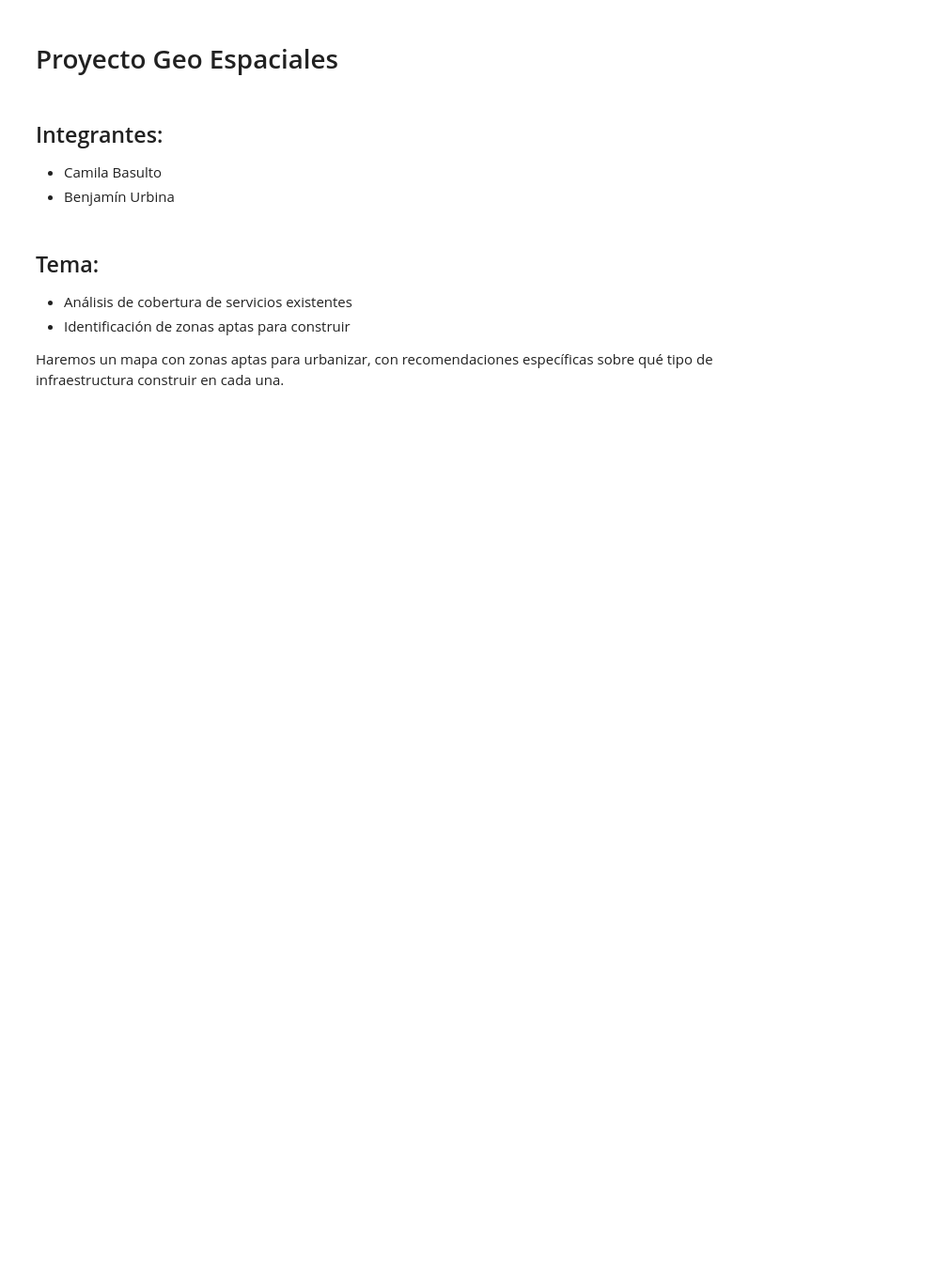
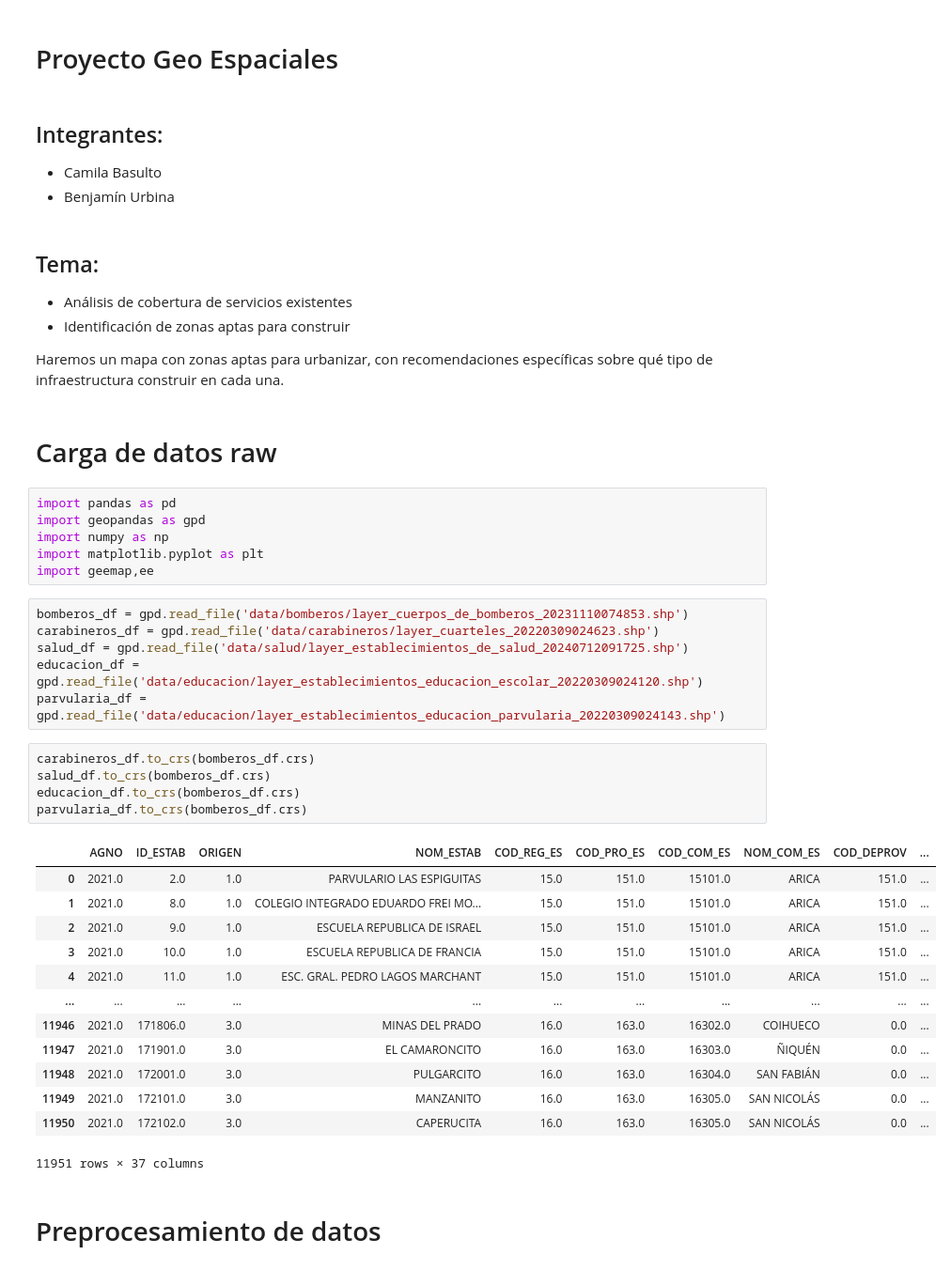
Before and after one commit to Burbina200/Proyecto-IMT2118, a Jupyter notebook: proyecto_geoespaciales.ipynb, the cells around one changed output. Shown: that part at 94% size. Cells and saved outputs as stored; diff of their text form; blank space fills up the shorter version.

Commit message:
preprocesamineto de datos, ciudades seleccionadas y unificacion de df de educacion

```diff
--- a/proyecto_geoespaciales.ipynb
+++ b/proyecto_geoespaciales.ipynb
@@ -12,3 +12,38 @@
 - Identificación de zonas aptas para construir
 
 Haremos un mapa con zonas aptas para urbanizar, con recomendaciones específicas sobre qué tipo de infraestructura construir en cada una.
+# %% [markdown]
+# Carga de datos raw
+# %%
+import pandas as pd
+import geopandas as gpd
+import numpy as np
+import matplotlib.pyplot as plt
+import geemap,ee
+# %%
+bomberos_df = gpd.read_file('data/bomberos/layer_cuerpos_de_bomberos_20231110074853.shp')
+carabineros_df = gpd.read_file('data/carabineros/layer_cuarteles_20220309024623.shp')
+salud_df = gpd.read_file('data/salud/layer_establecimientos_de_salud_20240712091725.shp')
+educacion_df = gpd.read_file('data/educacion/layer_establecimientos_educacion_escolar_20220309024120.shp')
+parvularia_df = gpd.read_file('data/educacion/layer_establecimientos_educacion_parvularia_20220309024143.shp')
+# %%
+carabineros_df.to_crs(bomberos_df.crs)
+salud_df.to_crs(bomberos_df.crs)
+educacion_df.to_crs(bomberos_df.crs)
+parvularia_df.to_crs(bomberos_df.crs)
+# %% [output]
+|  | AGNO | ID_ESTAB | ORIGEN | NOM_ESTAB | COD_REG_ES | COD_PRO_ES | COD_COM_ES | NOM_COM_ES | COD_DEPROV | ... |
+| 0 | 2021.0 | 2.0 | 1.0 | PARVULARIO LAS ESPIGUITAS | 15.0 | 151.0 | 15101.0 | ARICA | 151.0 | ... |
+| 1 | 2021.0 | 8.0 | 1.0 | COLEGIO INTEGRADO EDUARDO FREI MO... | 15.0 | 151.0 | 15101.0 | ARICA | 151.0 | ... |
+| 2 | 2021.0 | 9.0 | 1.0 | ESCUELA REPUBLICA DE ISRAEL | 15.0 | 151.0 | 15101.0 | ARICA | 151.0 | ... |
+| 3 | 2021.0 | 10.0 | 1.0 | ESCUELA REPUBLICA DE FRANCIA | 15.0 | 151.0 | 15101.0 | ARICA | 151.0 | ... |
+| 4 | 2021.0 | 11.0 | 1.0 | ESC. GRAL. PEDRO LAGOS MARCHANT | 15.0 | 151.0 | 15101.0 | ARICA | 151.0 | ... |
+| ... | ... | ... | ... | ... | ... | ... | ... | ... | ... | ... |
+| 11946 | 2021.0 | 171806.0 | 3.0 | MINAS DEL PRADO | 16.0 | 163.0 | 16302.0 | COIHUECO | 0.0 | ... |
+| 11947 | 2021.0 | 171901.0 | 3.0 | EL CAMARONCITO | 16.0 | 163.0 | 16303.0 | ÑIQUÉN | 0.0 | ... |
+| 11948 | 2021.0 | 172001.0 | 3.0 | PULGARCITO | 16.0 | 163.0 | 16304.0 | SAN FABIÁN | 0.0 | ... |
+| 11949 | 2021.0 | 172101.0 | 3.0 | MANZANITO | 16.0 | 163.0 | 16305.0 | SAN NICOLÁS | 0.0 | ... |
+| 11950 | 2021.0 | 172102.0 | 3.0 | CAPERUCITA | 16.0 | 163.0 | 16305.0 | SAN NICOLÁS | 0.0 | ... |
+11951 rows × 37 columns
+# %% [markdown]
+# Preprocesamiento de datos
```
Also changed, not shown: parts of 46 cells of this notebook, 1 other file.
